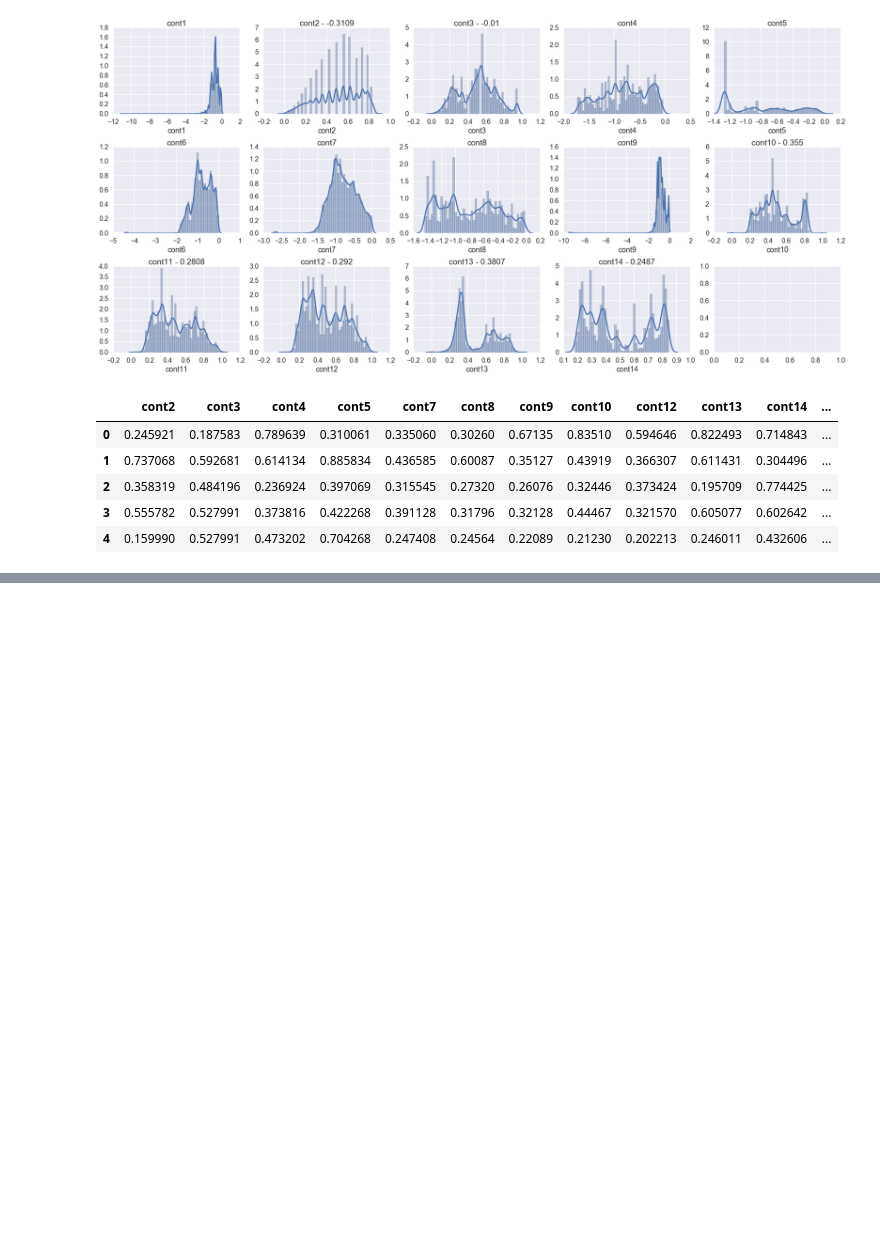
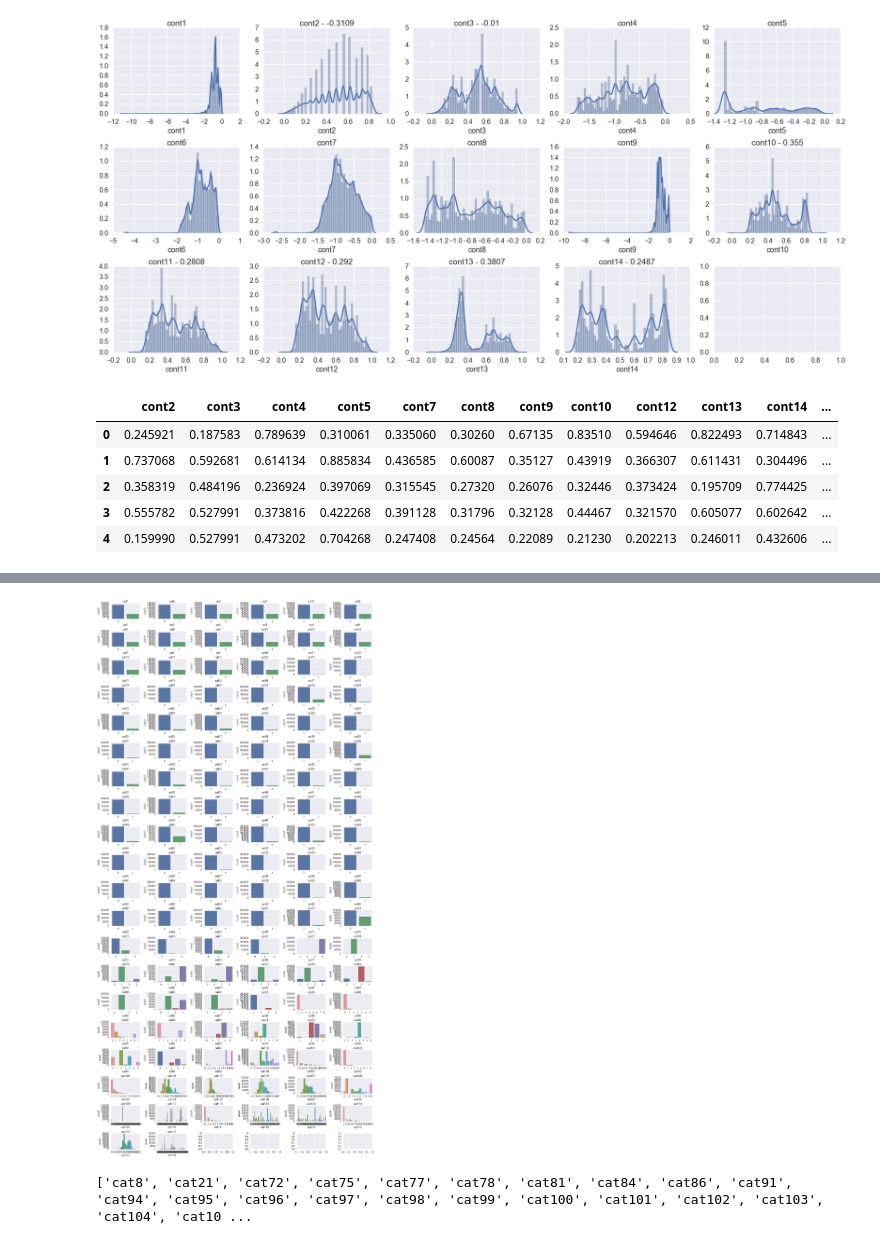
Before and after one commit to ewillmot/kaggle-allstate, a Jupyter notebook: notebooks/20161021_KEW_randomforest.ipynb, the cells around one changed output, grey strips where cells are left out. Cells and saved outputs as stored; diff of their text form; code cells hidden in the pictures; blank space fills up the shorter version.

```diff
--- a/notebooks/20161021_KEW_randomforest.ipynb
+++ b/notebooks/20161021_KEW_randomforest.ipynb
@@ -150,0 +210,32 @@ print mae
+# %%
+fig, axes = plt.subplots(20,6)
+fig.set_size_inches(25, 50)
+a = 1
+for column in keepcats:
+    # Want to make sure the categorical data is converted to strings using
+    # both the test and train dataset (so we know the full range of values)
+    # used for each category. (i.e. there aren't any A's in train['cat1'], but there's
+    # an A in test['cat1'])
+
+    plt.subplot(20,6,a)
+    sns.countplot(train[column])
+    plt.title(column)
+    a+=1
+
+    # Convert train and test data to integers:
+    alldat = np.concatenate((train.loc[:,column].values,test.loc[:,column].values),axis=0)
+    converted = convert_strings(alldat)
+    train.loc[:,column]=converted[0:len(train)]
+    test.loc[:,column]=converted[len(train):]
+
+plt.tight_layout()
+# %% [output]
+[figure, added]
+# %%
+cat_to_keep = list(["cat8","cat21","cat72","cat75","cat77",
+                   "cat78","cat81","cat84","cat86","cat91"])
+for j in range(94,117):
+    cat_to_keep.append("cat"+str(j))
+print cat_to_keep
+# %% [output]
+['cat8', 'cat21', 'cat72', 'cat75', 'cat77', 'cat78', 'cat81', 'cat84', 'cat86', 'cat91', 'cat94', 'cat95', 'cat96', 'cat97', 'cat98', 'cat99', 'cat100', 'cat101', 'cat102', 'cat103', 'cat104', 'cat10 ...
```
Also changed, not shown: parts of 12 cells of this notebook.
